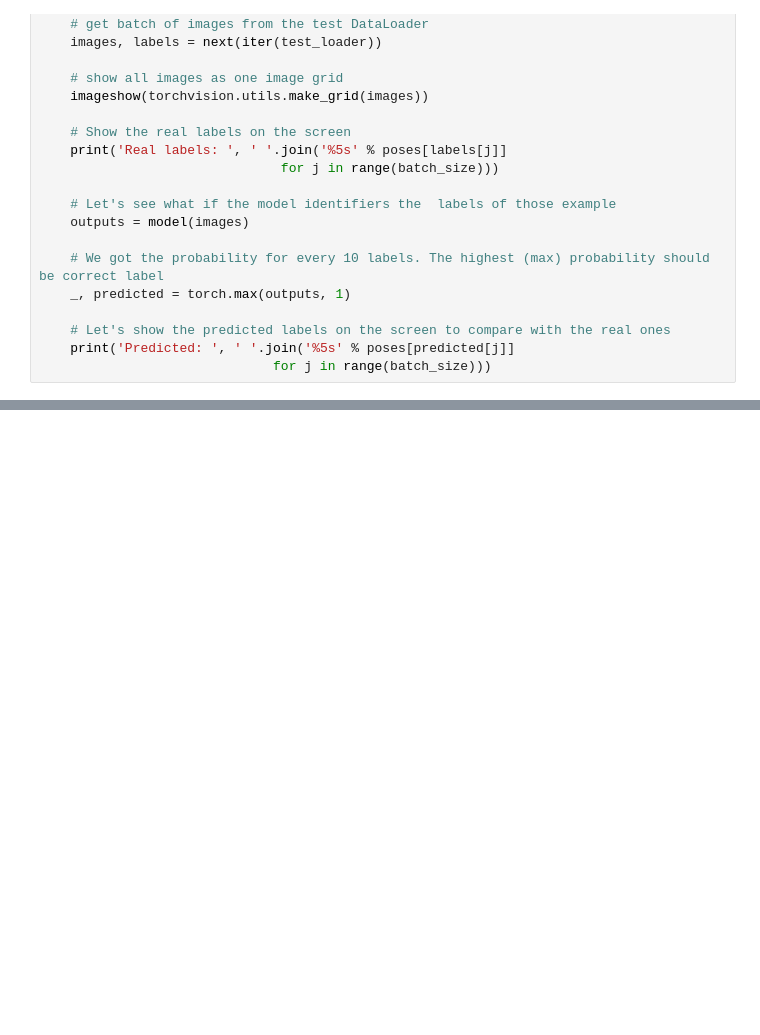
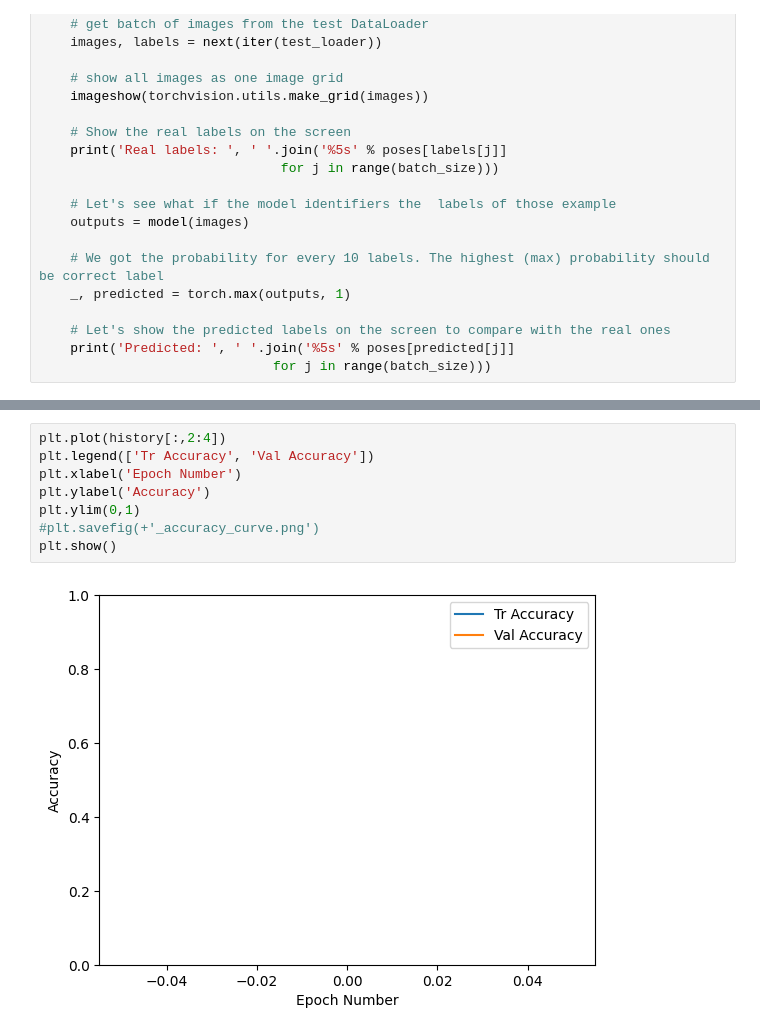
Before and after one commit to awalsh272/yoga-pose-classification, a Jupyter notebook: image_classifier.ipynb, the cells around one changed output, grey strips where cells are left out. Cells and saved outputs as stored; diff of their text form; blank space fills up the shorter version.

```diff
--- a/image_classifier.ipynb
+++ b/image_classifier.ipynb
@@ -301,0 +441,10 @@ NameError: name 'testClasses' is not defined
+# %%
+plt.plot(history[:,2:4])
+plt.legend(['Tr Accuracy', 'Val Accuracy'])
+plt.xlabel('Epoch Number')
+plt.ylabel('Accuracy')
+plt.ylim(0,1)
+#plt.savefig(+'_accuracy_curve.png')
+plt.show()
+# %% [output]
+[figure, added]
```
Also changed, not shown: parts of 20 cells of this notebook, 19 other files.
